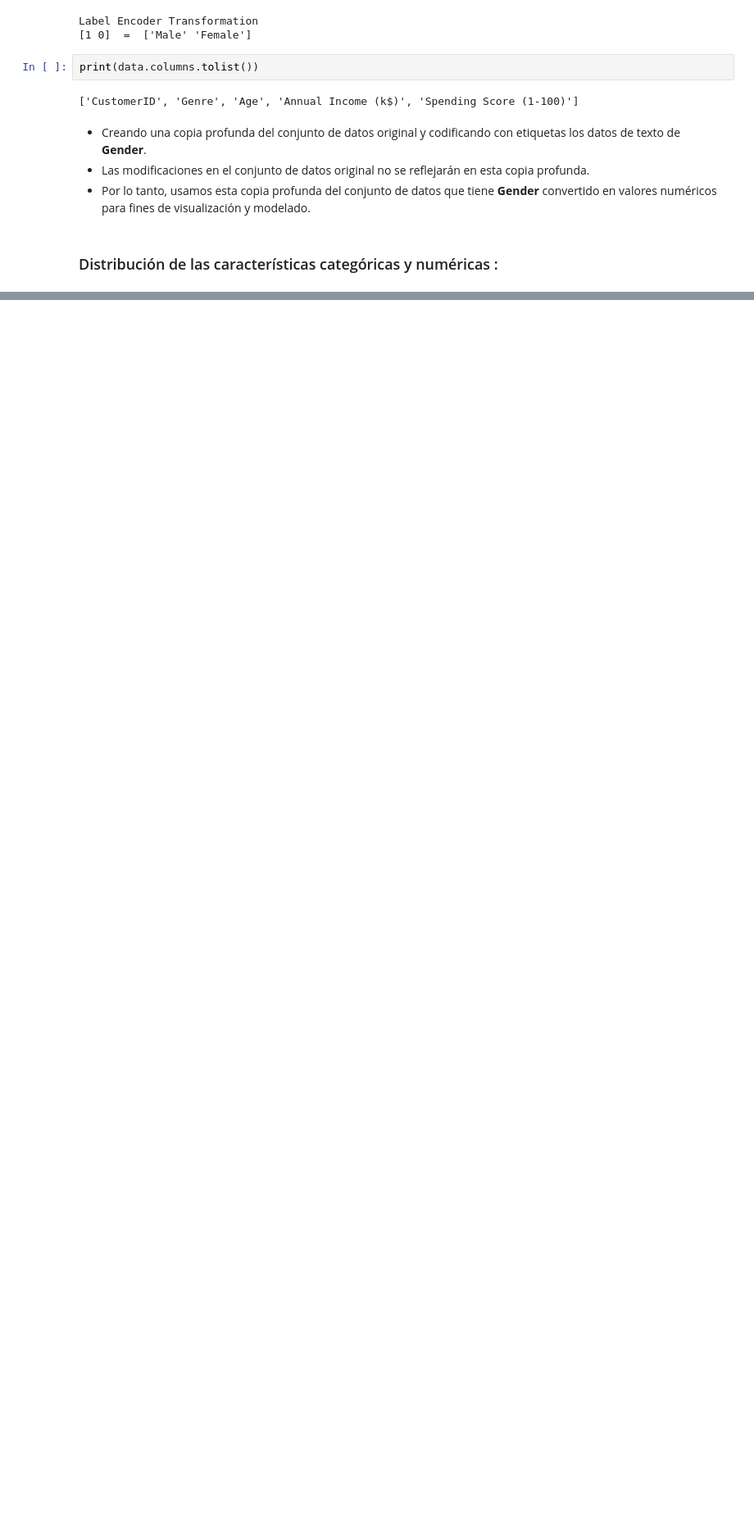
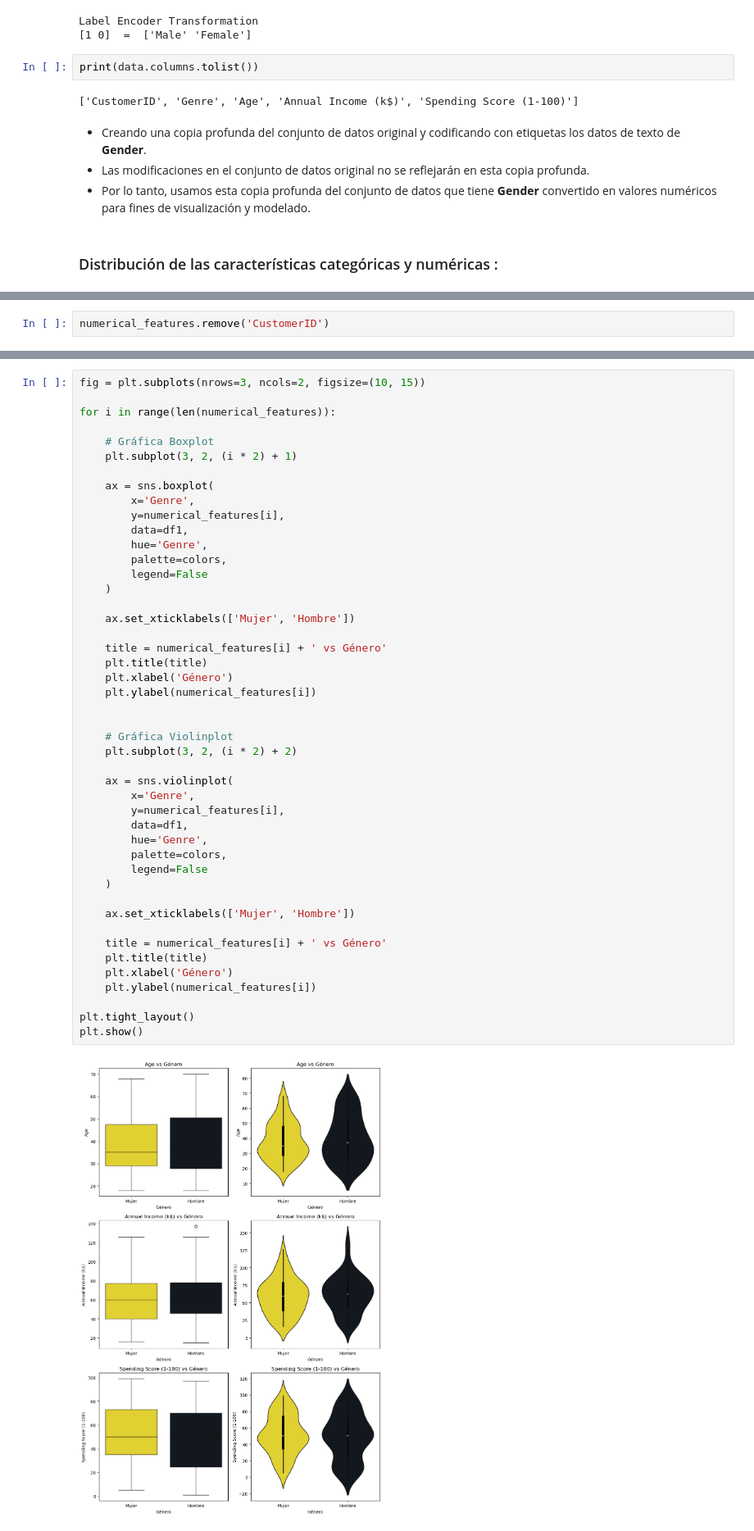
Before and after one commit to DevFntxy/ECBD_9A_IDGS_PRACTICAS_230892, a Jupyter notebook: Practica09/Practica09.ipynb, the cells around one changed output, grey strips where cells are left out. Shown at 82% size. Saved outputs shown, nothing was run; the diff lists cells and outputs as text; blank space fills up the shorter version.

Commit message:
Practica-09
Add - Caracteristicas numericas y caracteristicas por categoria

```diff
--- a/Practica09/Practica09.ipynb
+++ b/Practica09/Practica09.ipynb
@@ -198,0 +205,2 @@ https://gist.github.com/mwaskom/de44147ed2974457ad6372750bbe5751
+# %%
+numerical_features.remove('CustomerID')
@@ -198,0 +276,48 @@ https://gist.github.com/mwaskom/de44147ed2974457ad6372750bbe5751
+# %%
+fig = plt.subplots(nrows=3, ncols=2, figsize=(10, 15))
+
+for i in range(len(numerical_features)):
+
+    # Gráfica Boxplot
+    plt.subplot(3, 2, (i * 2) + 1)
+
+    ax = sns.boxplot(
+        x='Genre',
+        y=numerical_features[i],
+        data=df1,
+        hue='Genre',
+        palette=colors,
+        legend=False
+    )
+
+    ax.set_xticklabels(['Mujer', 'Hombre'])
+
+    title = numerical_features[i] + ' vs Género'
+    plt.title(title)
+    plt.xlabel('Género')
+    plt.ylabel(numerical_features[i])
+
+
+    # Gráfica Violinplot
+    plt.subplot(3, 2, (i * 2) + 2)
+
+    ax = sns.violinplot(
+        x='Genre',
+        y=numerical_features[i],
+        data=df1,
+        hue='Genre',
+        palette=colors,
+        legend=False
+    )
+
+    ax.set_xticklabels(['Mujer', 'Hombre'])
+
+    title = numerical_features[i] + ' vs Género'
+    plt.title(title)
+    plt.xlabel('Género')
+    plt.ylabel(numerical_features[i])
+
+plt.tight_layout()
+plt.show()
+# %% [output]
+[figure, added]
```
Also changed, not shown: parts of 6 cells of this notebook.
